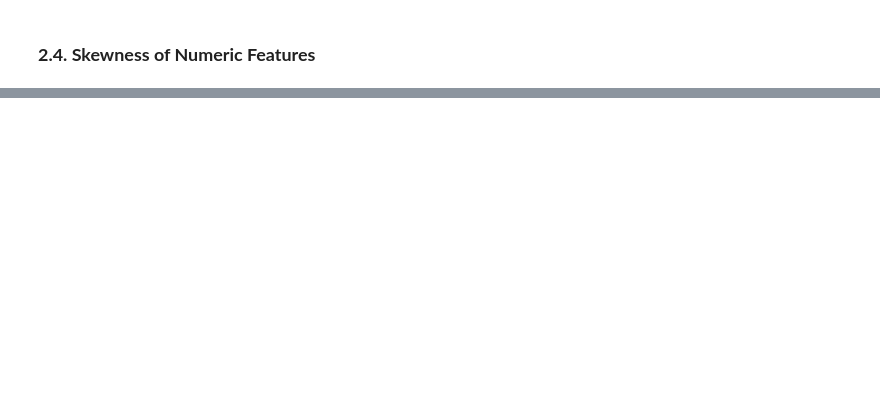
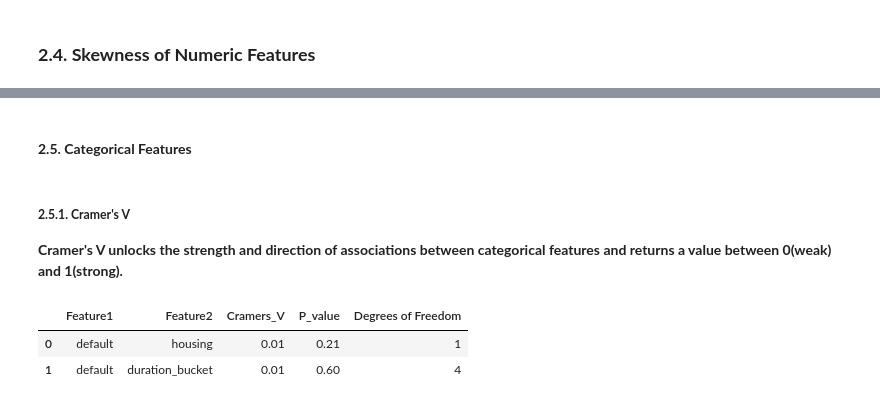
Before and after one commit to annugit1655/Bank-TeleMarketing, a Jupyter notebook: notebooks/06-model-baseline.ipynb, the cells around one changed output, grey strips where cells are left out. Saved outputs shown, nothing was run; the diff lists cells and outputs as text; code cells hidden in the pictures; blank space fills up the shorter version.

Commit message:
categorical_analysis

```diff
--- a/notebooks/06-model-baseline.ipynb
+++ b/notebooks/06-model-baseline.ipynb
@@ -321,0 +335,55 @@ dtype: float64
+# %% [markdown]
+#### **2.5. Categorical Features**
+# %%
+# Mapping dictionaries(use Q2, Q3 and write Q1, Q4 as 'others')
+month_to_quarter = {'jan': 'Others', 'feb': 'Others', 'mar': 'Others',
+                    'apr': 'Q2', 'may': 'Q2', 'jun': 'Q2',
+                    'jul': 'Q3', 'aug': 'Q3', 'sep': 'Q3',
+                    'oct': 'Others', 'nov': 'Others', 'dec': 'Others'}
+
+winsorize_df['quarter'] = winsorize_df['month'].map(month_to_quarter)
+# %% [markdown]
+##### **2.5.1. Cramer's V**
+
+__Cramer's V unlocks the strength and direction of associations between categorical features and returns a value between 0(weak) and 1(strong).__
+# %%
+def cramers_v(x,y):
+    """ Calculate Cramers'V statistics for two categorical variables."""
+    confusion_matrix = pd.crosstab(x,y) # compute contigency table
+    chi2, p, dof, expected = stats.chi2_contingency(confusion_matrix) # compute chi2 statistics
+    n = confusion_matrix.sum().sum() # total number of observations
+    min_dim = min(confusion_matrix.shape) - 1 # minimum dimension of confusion matix
+    V = np.sqrt((chi2 / n) / min_dim) # calculate cramers'V statistics
+    return V, chi2, p, dof
+
+
+
+def filter_cat_features_association(df:pd.DataFrame):
+    """
+    Calculate cramers'V and chi-squared for each pair of categorical features.
+
+    Parameters:
+    df(pd.DataFrame): The input dataframe contains categorical features.
+
+    Returns:
+    pd.DataFrame: A DataFrame contiaing pair of categorical features with their cramers'v values, chi-squared statistics, p_value, degree of freedom.
+    """
+
+    cat_col = df.select_dtypes(exclude='number').columns
+    results = []
+
+    for col1, col2 in combinations(cat_col, 2):
+        V, chi2, p, dof = cramers_v(df[col1], df[col2])
+        results.append({'Feature1': col1, 'Feature2': col2, 'Cramers_V': V, 'P_value': p, 'Degrees of Freedom': dof})
+
+    results_df = pd.DataFrame(results)
+    return results_df
+
+pd.set_option('display.max_rows' ,None)
+# Association between columns other than target_column: term_deposit
+cramers_df = filter_cat_features_association(winsorize_df)
+cramers_df[(cramers_df['Feature2'] != 'term_deposit') & (cramers_df['Feature1'] != 'term_deposit')].query("P_value > 0.05").reset_index(drop=True)
+# %% [output]
+|  | Feature1 | Feature2 | Cramers_V | P_value | Degrees of Freedom |
+| 0 | default | housing | 0.01 | 0.21 | 1 |
+| 1 | default | duration_bucket | 0.01 | 0.60 | 4 |
```
Also changed, not shown: parts of 6 cells of this notebook.
